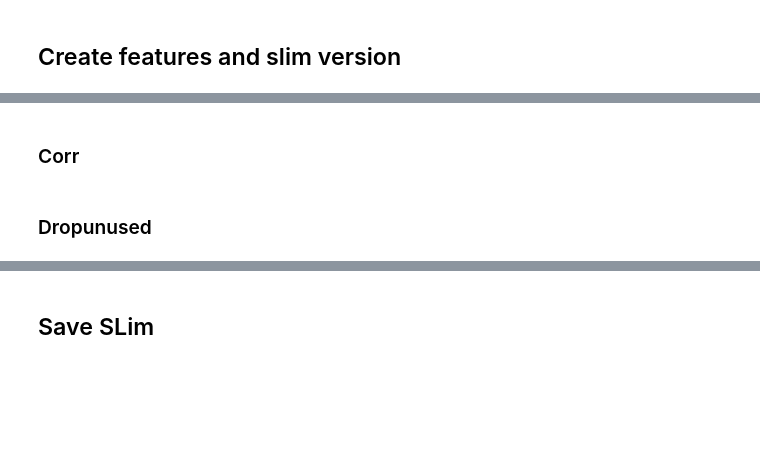
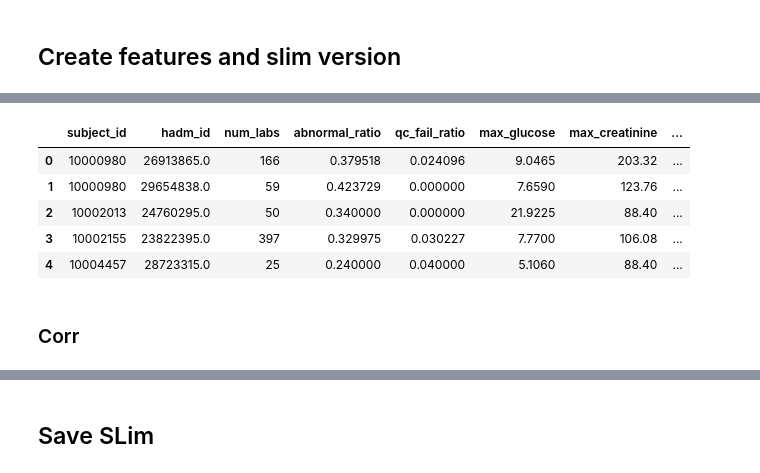
Before and after one commit to alexandermittet/Data_Analytics_for_Health_UniPi, a Jupyter notebook: code/1.1 df2 laboratory.ipynb, the cells around one changed output, grey strips where cells are left out. Cells and saved outputs as stored; diff of their text form; code cells hidden in the pictures; blank space fills up the shorter version.

```diff
--- a/code/1.1 df2 laboratory.ipynb
+++ b/code/1.1 df2 laboratory.ipynb
@@ -1300,2 +1319,52 @@ Index(['hadm_id', 'charttime', 'value', 'valuenum', 'valueuom',
+# %%
+feat_qc_fail_rate = gb['is_qc_fail'].mean().rename('qc_fail_ratio')
+# %%
+def extract_lab_features(group):
+    """Extract max values for key lab tests."""
+    def get_max(label):
+        mask = group['label'].str.contains(label, case=False, na=False)
+        vals = group.loc[mask, 'valuenum_merged']
+        return vals.max() if len(vals) > 0 else np.nan
+
+    return pd.Series({
+        'max_glucose': get_max('glucose'),
+        'max_creatinine': get_max('creatinine'),
+        'max_hemoglobin': get_max('hemoglobin'),
+        'max_potassium': get_max('potassium'),
+        'max_sodium': get_max('sodium'),
+    })
+
+feat_labs = gb.apply(extract_lab_features)
+# %%
+feat_time_span = (
+    (gb['charttime'].max() - gb['charttime'].min())
+    .dt.total_seconds() / 3600
+).rename('lab_time_span_hours')
+# %%
+feat_unique_tests = gb['label'].nunique().rename('unique_lab_tests')
+feat_unique_groups = gb['examination_group'].nunique().rename('unique_examination_groups')
+feat_unique_fluids = gb['fluid'].nunique().rename('fluid_diversity')
+feat_unique_batches = gb['analysis_batch_id'].nunique().rename('unique_analysis_batches')
+# %%
+feat = pd.concat([
+    feat_count,           # num_labs - MISSING
+    feat_abnormal,        # abnormal_ratio
+    feat_qc_fail_rate,    # qc_fail_ratio - MISSING
+    feat_labs,            # max_glucose, max_creatinine, etc. - MISSING
+    feat_time_span,       # lab_time_span_hours - MISSING
+    feat_unique_tests,    # unique_lab_tests
+    feat_unique_groups,   # unique_examination_groups
+    feat_unique_fluids,   # fluid_diversity
+    feat_unique_batches,  # unique_analysis_batches
+], axis=1).reset_index()
+feat['has_labs'] = 1
+feat.head()
+# %% [output]
+|  | subject_id | hadm_id | num_labs | abnormal_ratio | qc_fail_ratio | max_glucose | max_creatinine | ... |
+| 0 | 10000980 | 26913865.0 | 166 | 0.379518 | 0.024096 | 9.0465 | 203.32 | ... |
+| 1 | 10000980 | 29654838.0 | 59 | 0.423729 | 0.000000 | 7.6590 | 123.76 | ... |
+| 2 | 10002013 | 24760295.0 | 50 | 0.340000 | 0.000000 | 21.9225 | 88.40 | ... |
+| 3 | 10002155 | 23822395.0 | 397 | 0.329975 | 0.030227 | 7.7700 | 106.08 | ... |
+| 4 | 10004457 | 28723315.0 | 25 | 0.240000 | 0.040000 | 5.1060 | 88.40 | ... |
 # %% [markdown]
 ### Corr
@@ -1444,2 +1370,0 @@ else:
-# %% [markdown]
-### Dropunused
```
Also changed, not shown: parts of 23 cells of this notebook, 2 other files.
